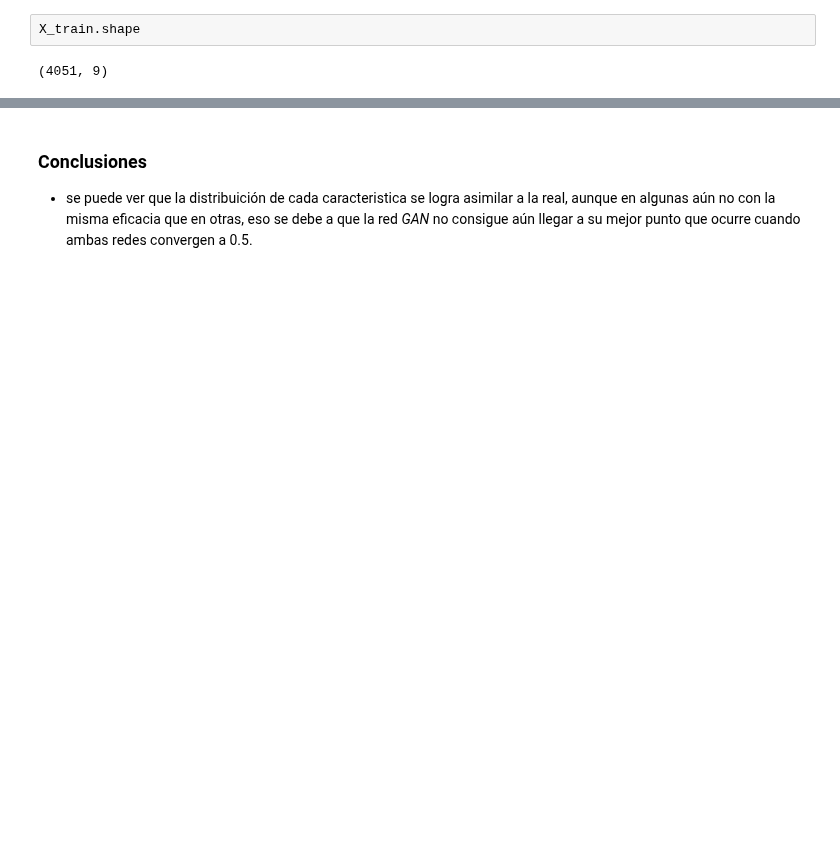
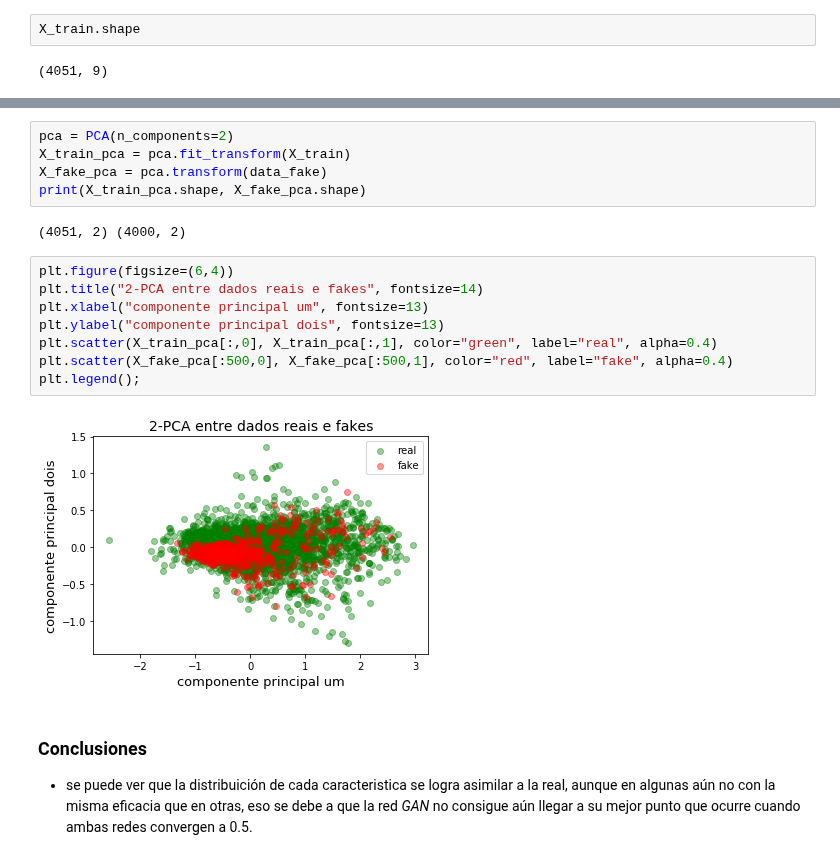
Before and after one commit to ejrueda/MasterUFPA, a Jupyter notebook: Proyectos/BioInformática/Understanding GAN's.ipynb, the cells around one changed output, grey strips where cells are left out. Saved outputs shown, nothing was run; the diff lists cells and outputs as text; blank space fills up the shorter version.

```diff
--- a/Proyectos/BioInformática/Understanding GAN's.ipynb
+++ b/Proyectos/BioInformática/Understanding GAN's.ipynb
@@ -291,3 +285,20 @@ Distribuición original de cada caracteristica vs red Generadora entrenada
+# %%
+pca = PCA(n_components=2)
+X_train_pca = pca.fit_transform(X_train)
+X_fake_pca = pca.transform(data_fake)
+print(X_train_pca.shape, X_fake_pca.shape)
+# %% [output]
+(4051, 2) (4000, 2)
+# %%
+plt.figure(figsize=(6,4))
+plt.title("2-PCA entre dados reais e fakes", fontsize=14)
+plt.xlabel("componente principal um", fontsize=13)
+plt.ylabel("componente principal dois", fontsize=13)
+plt.scatter(X_train_pca[:,0], X_train_pca[:,1], color="green", label="real", alpha=0.4)
+plt.scatter(X_fake_pca[:500,0], X_fake_pca[:500,1], color="red", label="fake", alpha=0.4)
+plt.legend();
+# %% [output]
+[figure, added]
 # %% [markdown]
 ### Conclusiones
 - se puede ver que la distribuición de cada caracteristica se logra asimilar a la real, aunque en algunas aún no con la misma eficacia que en otras, eso se debe a que la red <i>GAN</i> no consigue aún llegar a su mejor punto que ocurre cuando ambas redes convergen a 0.5.
```
Also changed, not shown: parts of 9 cells of this notebook, 3 other files.
